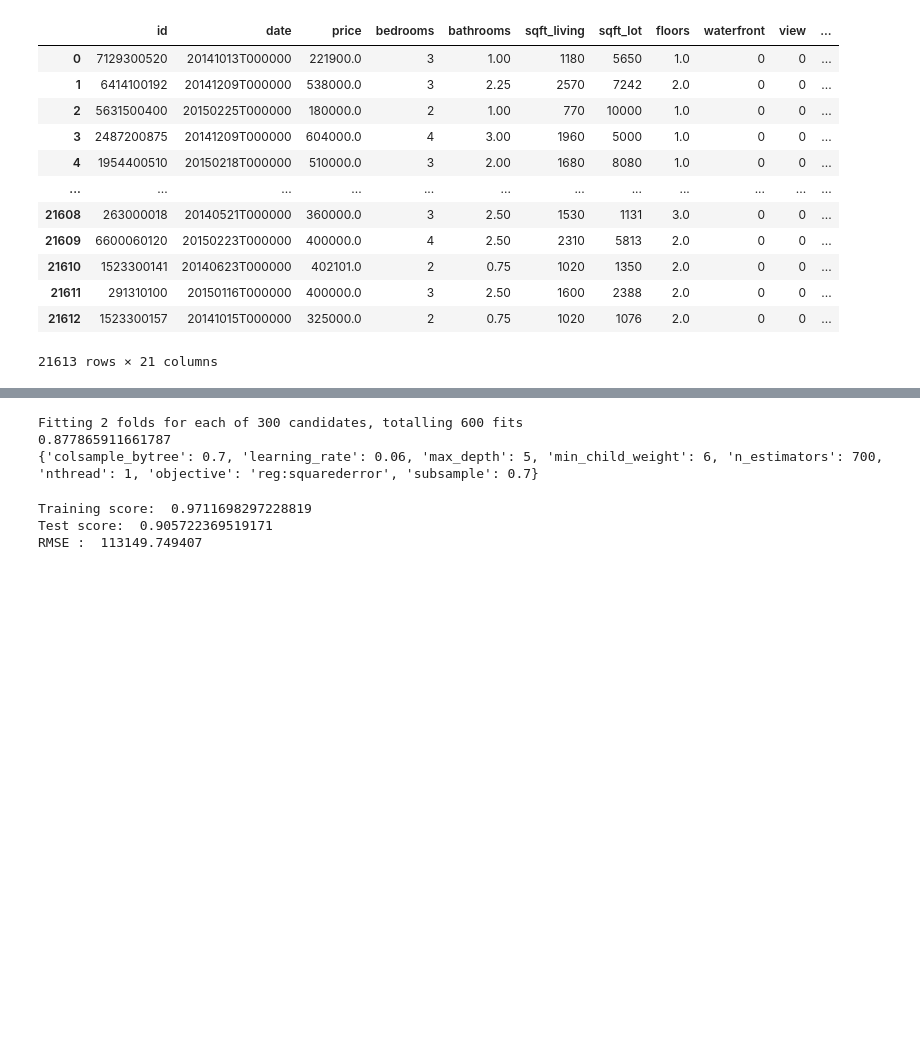
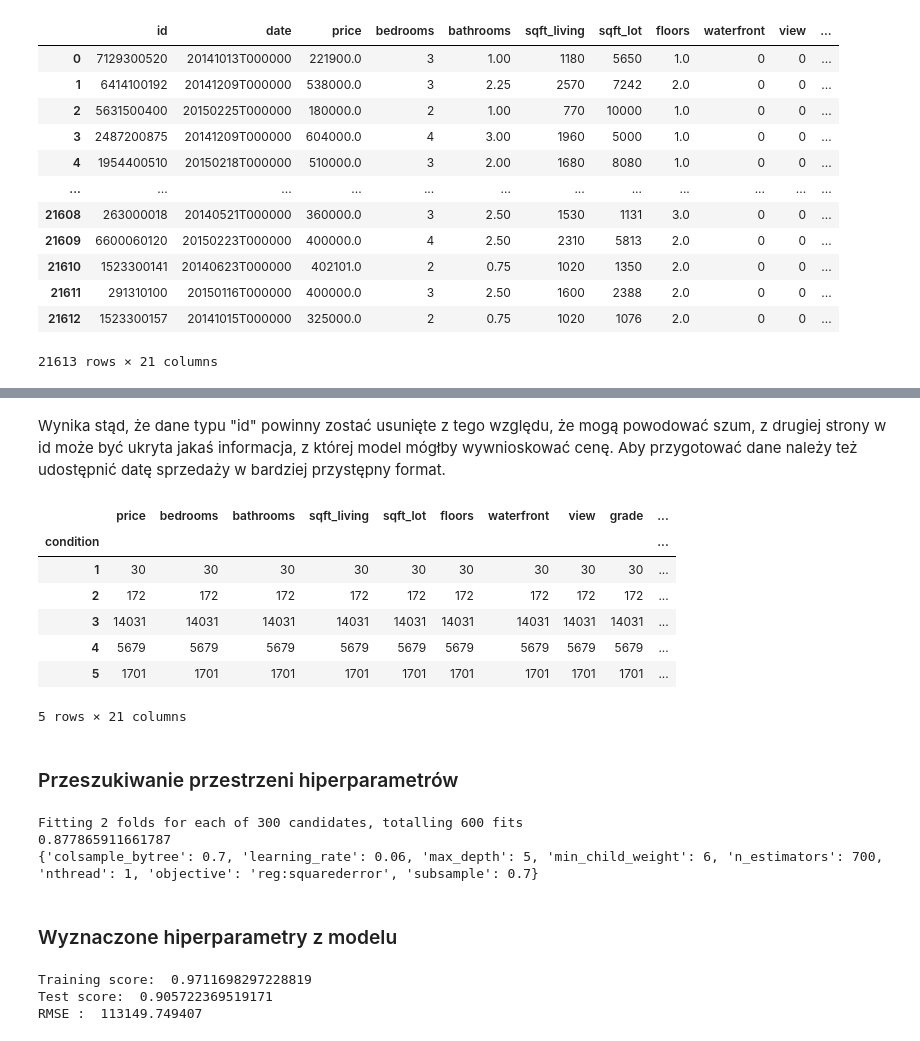
Before and after one commit to pbiecek/InterpretableMachineLearning2021, a Jupyter notebook: Homeworks/HW1/PiotrKuczko/house_price_prediction.ipynb, the cells around one changed output, grey strips where cells are left out. Cells and saved outputs as stored; diff of their text form; code cells hidden in the pictures; blank space fills up the shorter version.

```diff
--- a/Homeworks/HW1/PiotrKuczko/PiotrKuczko.ipynb
+++ b/Homeworks/HW1/PiotrKuczko/house_price_prediction.ipynb
@@ -32,11 +72,26 @@ df
+# %% [markdown]
+Wynika stąd, że dane typu "id" powinny zostać usunięte z tego względu, że mogą powodować szum, z drugiej strony w id może być ukryta jakaś informacja, z której model mógłby wywnioskować cenę. Aby przygotować dane należy też udostępnić datę sprzedaży w bardziej przystępny format.
 # %%
 df[['year', 'month', 'day']] = pd.DataFrame([ [int(x[0:4]), int(x[4:6]), int(x[6:8])] for x in df['date'].tolist() ])
 df = df.drop(['date', 'id'], axis=1)
 Y = df['price']
 X = df.drop(['price'], axis=1)
+# %%
+df.groupby(['condition']).count()
+# %% [output]
+|  | price | bedrooms | bathrooms | sqft_living | sqft_lot | floors | waterfront | view | grade | ... |
+| condition |  |  |  |  |  |  |  |  |  | ... |
+| 1 | 30 | 30 | 30 | 30 | 30 | 30 | 30 | 30 | 30 | ... |
+| 2 | 172 | 172 | 172 | 172 | 172 | 172 | 172 | 172 | 172 | ... |
+| 3 | 14031 | 14031 | 14031 | 14031 | 14031 | 14031 | 14031 | 14031 | 14031 | ... |
+| 4 | 5679 | 5679 | 5679 | 5679 | 5679 | 5679 | 5679 | 5679 | 5679 | ... |
+| 5 | 1701 | 1701 | 1701 | 1701 | 1701 | 1701 | 1701 | 1701 | 1701 | ... |
+5 rows × 21 columns
 # %%
 train_X, test_X, train_Y, test_Y = train_test_split(X, Y,
                       test_size = 0.3, random_state = 123)
+# %% [markdown]
+### Przeszukiwanie przestrzeni hiperparametrów
 # %%
 xgb1 = XGBRegressor()
 parameters = {'nthread':[1], #when use hyperthread, xgboost may become slower
@@ -62,6 +117,8 @@ print(xgb_grid.best_params_)
 Fitting 2 folds for each of 300 candidates, totalling 600 fits
 0.877865911661787
 {'colsample_bytree': 0.7, 'learning_rate': 0.06, 'max_depth': 5, 'min_child_weight': 6, 'n_estimators': 700, 'nthread': 1, 'objective': 'reg:squarederror', 'subsample': 0.7}
+# %% [markdown]
+### Wyznaczone hiperparametry z modelu
 # %%
 xgb2 = XGBRegressor(colsample_bytree=0.7, learning_rate=0.06, max_depth=5, min_child_weight=6, n_estimators=700, nthread=1, objective='reg:squarederror', subsample=0.7)
 # %%
```
Also changed, not shown: parts of 5 cells of this notebook, 2 other files.
